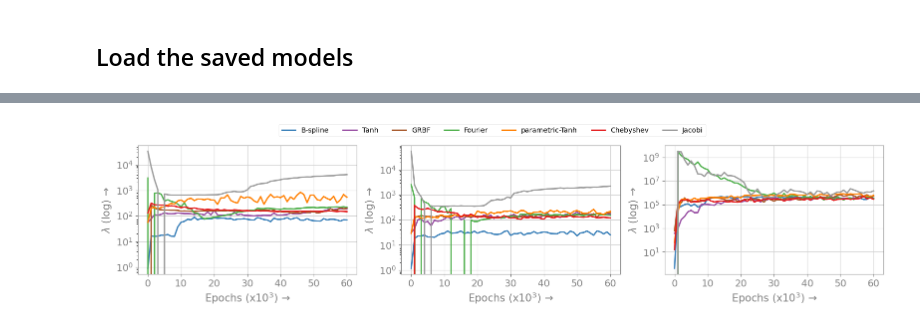
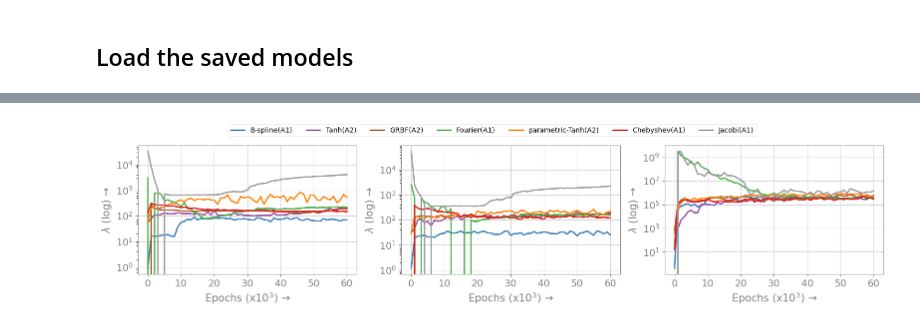
Before and after one commit to afrah/pinn_learnable_activation, a Jupyter notebook: src/notebook/wave_spectral_analysis.ipynb, the cells around one changed output, grey strips where cells are left out. Saved outputs shown, nothing was run; the diff lists cells and outputs as text; code cells hidden in the pictures.

```diff
--- a/src/notebook/wave_spectral_analysis.ipynb
+++ b/src/notebook/wave_spectral_analysis.ipynb
@@ -117,61 +117,61 @@ for index in range(len(dict_list)):
         {
             "data": dict_list[index]["bspline"],
             "color": model_color["bspline"],
-            "name": "B-spline",
+            "name": "B-spline(A1)",
             "alpha": 1.0,
         },
         {
             "data": dict_list[index]["tanh"],
             "color": model_color["tanh"],
-            "name": "Tanh",
+            "name": "Tanh(A2)",
             "alpha": 1.0,
         },
         {
             "data": dict_list[index]["grbf"],
             "color": model_color["grbf"],
-            "name": "GRBF",
+            "name": "GRBF(A2)",
             "alpha": 1.0,
         },
         {
             "data": dict_list[index]["fourier"],
             "color": model_color["fourier"],
-            "name": "Fourier",
+            "name": "Fourier(A1)",
             "alpha": 1.0,
         },
         {
             "data": dict_list[index]["param_tanh"],
             "color": model_color["param_tanh"],
-            "name": "parametric-Tanh",
+            "name": "parametric-Tanh(A2)",
             "alpha": 1.0,
         },
         {
             "data": dict_list[index]["chebyshev"],
             "color": model_color["chebyshev"],
-            "name": "Chebyshev",
+            "name": "Chebyshev(A1)",
             "alpha": 1.0,
         },
         {
             "data": dict_list[index]["jacobi"],
             "color": model_color["jacobi"],
-            "name": "Jacobi",
+            "name": "Jacobi(A1)",
             "alpha": 1.0,
         },
     ]
 
     plot_spectral(ax[index], data_list)
 
 for line in ax[-1].get_lines():
     lines.append(line)
     labels.append(line.get_label())
 
 save_path = os.path.join(logger.get_output_dir(), "spectral_wave.png")
 
 legend = fig.legend(
     lines, labels, loc="upper center", bbox_to_anchor=(0.5, 1.1), ncol=7
 )
 legend.get_frame().set_facecolor("white")
 
 plt.tight_layout()
 plt.savefig(save_path)
 # %% [output]
-[figure, old version]
+[figure, new version]
```
Also changed, not shown: parts of 1 cell of this notebook, 41 other files.
